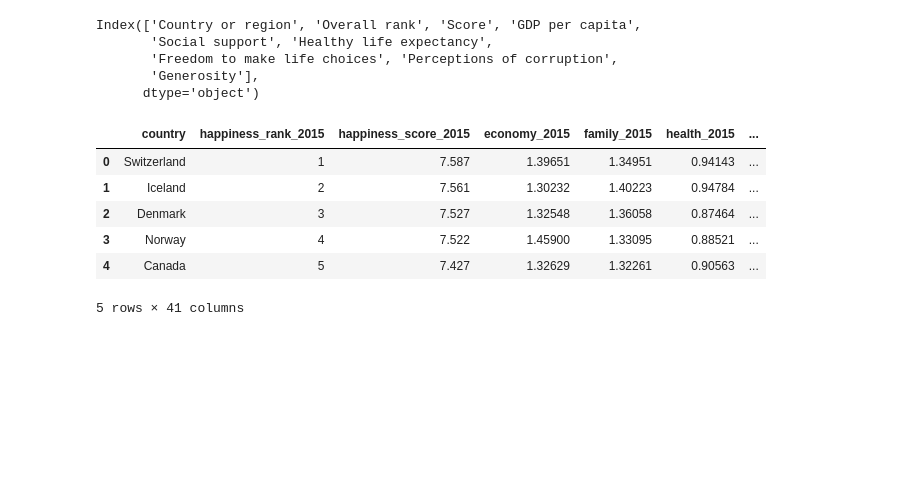
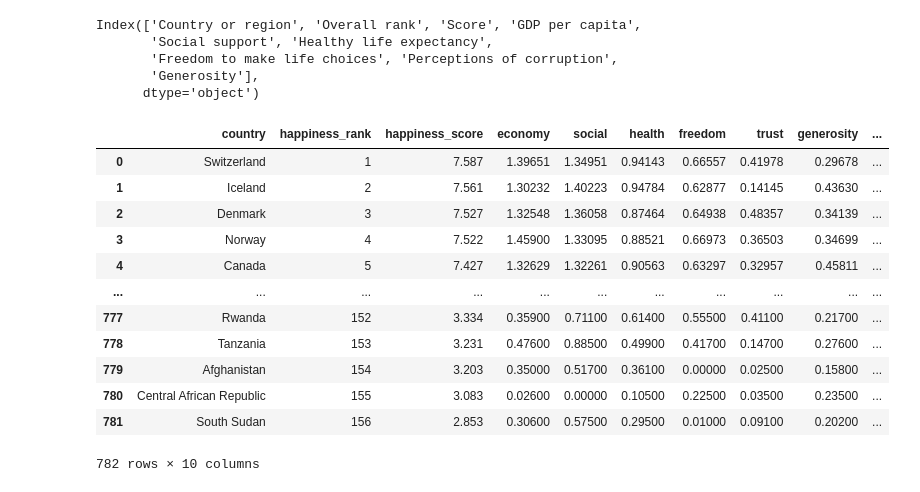
Before and after one commit to mactzu/STDs, a Jupyter notebook: work/yann/Project-Work.ipynb, the cells around one changed output. Saved outputs shown, nothing was run; the diff lists cells and outputs as text; code cells hidden in the pictures; blank space fills up the shorter version.

Commit message:
clean_happydata

```diff
--- a/work/yann/Project-Work.ipynb
+++ b/work/yann/Project-Work.ipynb
@@ -66,6 +66,7 @@ Index(['Country or region', 'Overall rank', 'Score', 'GDP per capita',
 for i in range(len(year)):
     happyyear[year[i]].columns=['country','happiness_rank',\
                                'happiness_score','economy',\
-                               'family','health','freedom',\
+                               'social','health','freedom',\
                                 'trust','generosity']
-    happyyear[year[i]]=happyyear[year[i]].rename(columns=lambda x:x+'_'+year[i])
+    happyyear[year[i]]['year']=year[i]
+    #happyyear[year[i]]=happyyear[year[i]].rename(columns=lambda x:x+'_'+year[i])
@@ -78,12 +73,19 @@ for i in (range(1,5)):
-# %%
-happy_pd=happy_pd.drop(['country_2016','country_2017','country_2018','country_2019'],axis=1)
-happy_pd=happy_pd.rename(columns={'country_2015':'country'})
-happy_pd.head()
-# %% [output]
-|  | country | happiness_rank_2015 | happiness_score_2015 | economy_2015 | family_2015 | health_2015 | ... |
-| 0 | Switzerland | 1 | 7.587 | 1.39651 | 1.34951 | 0.94143 | ... |
-| 1 | Iceland | 2 | 7.561 | 1.30232 | 1.40223 | 0.94784 | ... |
-| 2 | Denmark | 3 | 7.527 | 1.32548 | 1.36058 | 0.87464 | ... |
-| 3 | Norway | 4 | 7.522 | 1.45900 | 1.33095 | 0.88521 | ... |
-| 4 | Canada | 5 | 7.427 | 1.32629 | 1.32261 | 0.90563 | ... |
-5 rows × 41 columns
+# %%
+# concat all 5 years worth of happiness data into a single df
+happyall=pd.concat([happyyear['2015'],happyyear['2016'],happyyear['2017'],happyyear['2018'],happyyear['2019']],axis=0)
+happyall=happyall.reset_index(drop=True)
+happyall
+# %% [output]
+|  | country | happiness_rank | happiness_score | economy | social | health | freedom | trust | generosity | ... |
+| 0 | Switzerland | 1 | 7.587 | 1.39651 | 1.34951 | 0.94143 | 0.66557 | 0.41978 | 0.29678 | ... |
+| 1 | Iceland | 2 | 7.561 | 1.30232 | 1.40223 | 0.94784 | 0.62877 | 0.14145 | 0.43630 | ... |
+| 2 | Denmark | 3 | 7.527 | 1.32548 | 1.36058 | 0.87464 | 0.64938 | 0.48357 | 0.34139 | ... |
+| 3 | Norway | 4 | 7.522 | 1.45900 | 1.33095 | 0.88521 | 0.66973 | 0.36503 | 0.34699 | ... |
+| 4 | Canada | 5 | 7.427 | 1.32629 | 1.32261 | 0.90563 | 0.63297 | 0.32957 | 0.45811 | ... |
+| ... | ... | ... | ... | ... | ... | ... | ... | ... | ... | ... |
+| 777 | Rwanda | 152 | 3.334 | 0.35900 | 0.71100 | 0.61400 | 0.55500 | 0.41100 | 0.21700 | ... |
+| 778 | Tanzania | 153 | 3.231 | 0.47600 | 0.88500 | 0.49900 | 0.41700 | 0.14700 | 0.27600 | ... |
+| 779 | Afghanistan | 154 | 3.203 | 0.35000 | 0.51700 | 0.36100 | 0.00000 | 0.02500 | 0.15800 | ... |
+| 780 | Central African Republic | 155 | 3.083 | 0.02600 | 0.00000 | 0.10500 | 0.22500 | 0.03500 | 0.23500 | ... |
+| 781 | South Sudan | 156 | 2.853 | 0.30600 | 0.57500 | 0.29500 | 0.01000 | 0.09100 | 0.20200 | ... |
+782 rows × 10 columns
```
Also changed, not shown: parts of 23 cells of this notebook, 1 other file.
